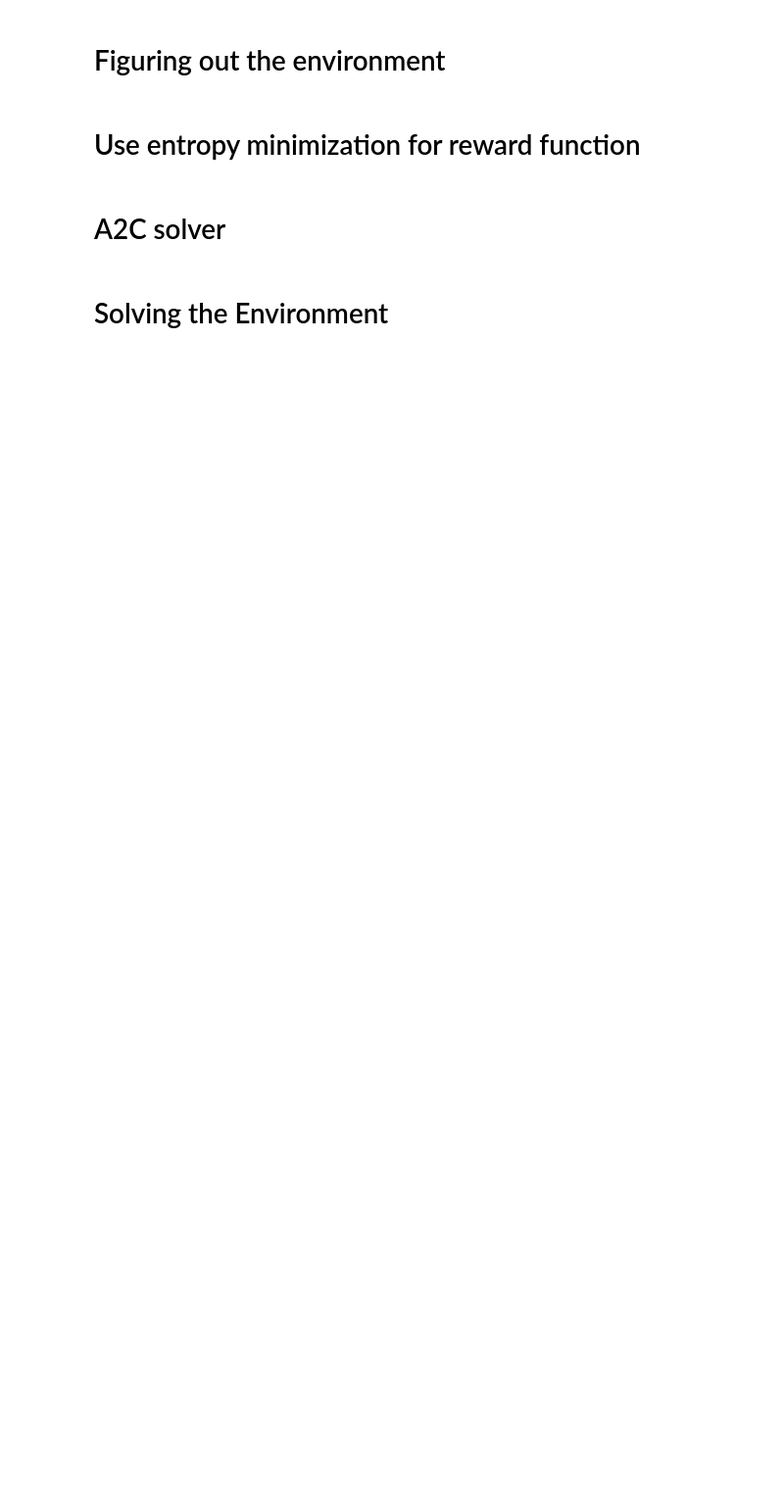
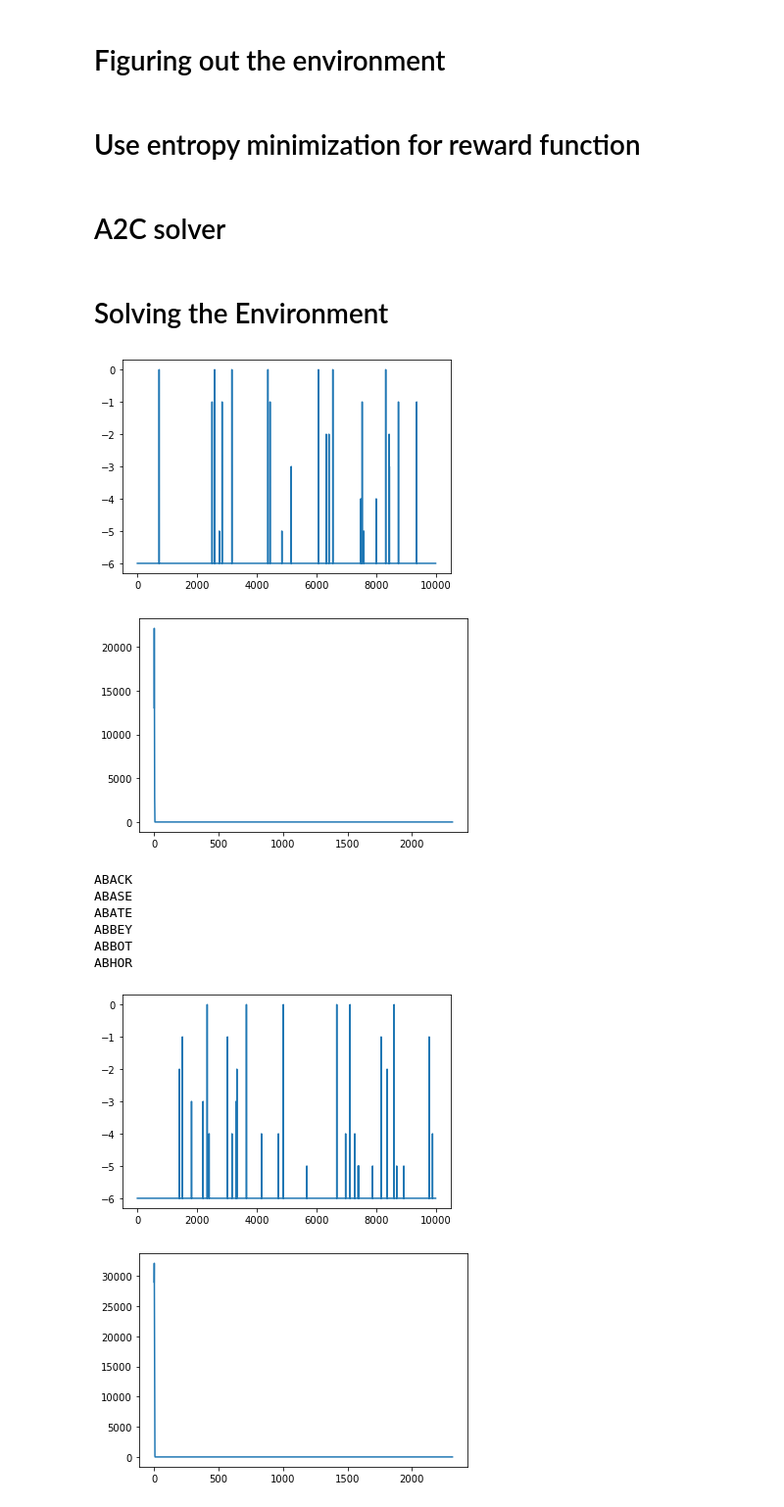
Before and after one commit to 1asipper/wordle-rl-bot, a Jupyter notebook: network.ipynb, the cells around one changed output. Shown at 98% size. Drawn from its saved outputs; the diff is of its cells as text; code cells hidden in the pictures; blank space fills up the shorter version.

Commit message:
partially trained output and paritally trained model

```diff
--- a/network.ipynb
+++ b/network.ipynb
@@ -113,7 +133,8 @@ class Advantage_ActorCritic():
         self.actor = policy_net
         self.critic = critic
         self.error_buffer = list()
-        self.policy_optimizer = torch.optim.Adam(policy_net.network.parameters(), lr=policy_alpha, maximize=True)
+        self.policy_optimizer = torch.optim.Adam(policy_net.network.parameters(),
+                                                 lr=policy_alpha, maximize=True)
 
         # training info
         self.gamma = gamma
@@ -133,16 +154,15 @@ class Advantage_ActorCritic():
 
             if i < 10:
                 recents[i] = r
-                i += 1
 
             else:
                 recents.roll(-1, 0)
                 recents[9] = r
-
+            i += 1
             # convergence check
             if len(rewards) > 10 and recents.mean() >= self.max_reward:
                 converged = True
-            converged = True if iterations == self.episodes else False
+            converged = True if iterations == i else False
 
         plt.plot(rewards)
         plt.show()
@@ -157,12 +177,11 @@ class Advantage_ActorCritic():
         while not done:
             self.step += 1
             # take on policy action
-            encoded = nn.functional.one_hot(self.encoder(state), 27)
-            dist = self.actor(encoded.to(torch.float32).flatten())
+            encoded = self.encoder(state)
+            dist = self.actor(encoded.flatten())
 
             action = normal(dist[0], dist[1])
-            print(action)
-            action *= 1000
+            #action *= 2000
             action = int(action.clip(0, self.world.action_space.n-1).round().item())
             self.guesses[action] += 1
             state_prime, reward, done, _ = self.world.step(action)
@@ -190,7 +209,7 @@ class Advantage_ActorCritic():
         state, state_prime, reward, prob = self.error_buffer.pop(0)
         loss1 = self.critic(state[self.step-1], self.remaining)
         loss2, self.remaining = self.critic(state_prime[self.step], self.remaining)
-        policy_error = self.policy_error(prob, loss2)
+        policy_error = self.policy_error(prob, loss2-1)
 
         # backprop
         policy_error.backward()
@@ -201,12 +220,24 @@ class Advantage_ActorCritic():
 # %%
 device = 'cuda' if torch.cuda.is_available() else 'cpu'
 critic = entropy_critic
-actor = ActorNetwork(60*27, 2).to(device)
+actor = ActorNetwork(60, 2).to(device)
 agent = Advantage_ActorCritic(wordle, actor, critic,
-lambda x: torch.tensor(x.flatten()).to(torch.int64).to(device),
-                              1e-3, 0.9, -4)
+lambda x: torch.tensor(x.flatten()).to(torch.float32).to(device),
+                              1e-6, 0.9, -4)
 # %%
-agent.train(5000)
-plt.plot(agent.guesses)
-plt.show()
-agent.world.render()
+for _ in range(100):
+    agent.train(10000)
+    plt.plot(agent.guesses)
+    plt.show()
+    agent.world.render()
+# %% [output]
+[figure, added]
+[figure, added]
+ABACK
+ABASE
+ABATE
+ABBEY
+ABBOT
+ABHOR
+[figure, added]
+[figure, added]
```
Also changed, not shown: parts of 4 cells of this notebook, 1 other file.
